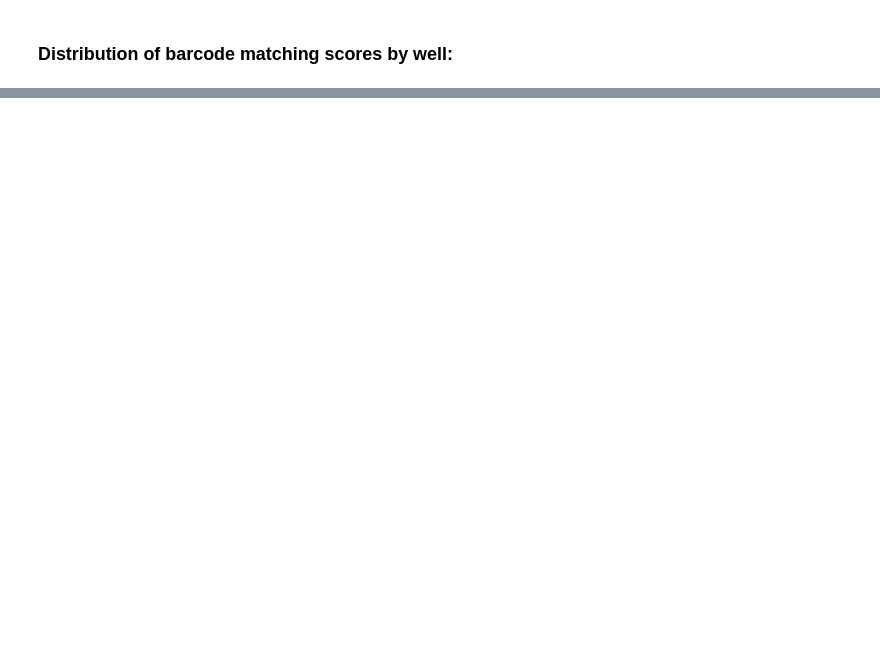
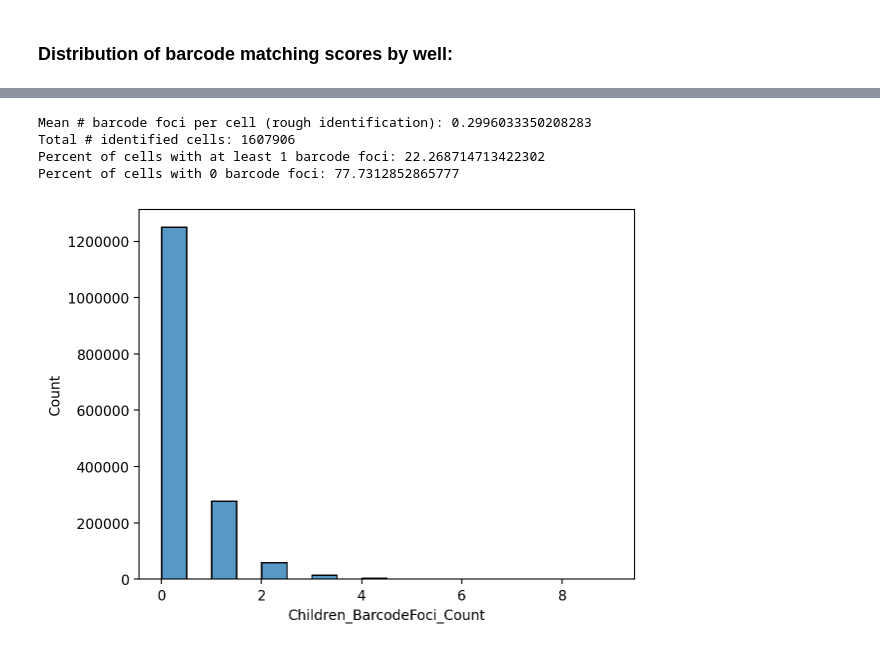
Before and after one commit to broadinstitute/pooled-cell-painting-image-processing, a Jupyter notebook: notebooks/7_Preprocessing_Notebook.ipynb, the cells around one changed output, grey strips where cells are left out. Cells and saved outputs as stored; diff of their text form; code cells hidden in the pictures; blank space fills up the shorter version.

```diff
--- a/notebooks/7_Preprocessing_Notebook.ipynb
+++ b/notebooks/7_Preprocessing_Notebook.ipynb
@@ -40,0 +97,3 @@ if not os.path.isdir(output_path):
+# %%
+# Download files if necessary
+subprocess.run(['aws', 's3', 'sync', 's3://imaging-platform-ssf/projects/'+PROJECT_NAME+'/'+BATCH_ID+'/'+'images_corrected/barcoding/', csvfolder, '--exclude', '*', '--include', '**/*Foci.csv'])
@@ -239,0 +491,4 @@ percent_perfect_df
+# %%
+#download csv for barcode library
+barcodes_file=os.path.join(top_folder, "Barcodes.csv")
+subprocess.run(['aws', 's3', 'cp', 's3://imaging-platform-ssf/projects/'+PROJECT_NAME+'/workspace/metadata/'+BATCH_ID+'/'+'Barcodes.csv', barcodes_file])
@@ -239,0 +520,11 @@ percent_perfect_df
+# %%
+# Download files if necessary
+subprocess.run(['aws', 's3', 'sync', 's3://imaging-platform-ssf/projects/'+PROJECT_NAME+'/'+BATCH_ID+'/'+'images_corrected/barcoding/', csvfolder, '--exclude', '*', '--include', '**/*_Cells.csv'])
+# %%
+#Merge Cells csvs
+#Run if csvs are in separate folders
+filename = 'BarcodePreprocessing_Cells.csv'
+column_list = ['ImageNumber', 'ObjectNumber', 'Metadata_Plate', 'Metadata_Site', 'Metadata_Well', 'Metadata_Well_Value', 'Children_BarcodeFoci_Count']
+
+df_cells = merge_csvs(csvfolder, filename, column_list)
+df_cells.head()
@@ -239,0 +542,22 @@ percent_perfect_df
+# %%
+#plot
+sns.histplot(df_cells.loc[df_cells['Children_BarcodeFoci_Count'] <10]['Children_BarcodeFoci_Count'], binwidth=0.5)
+
+
+#change the x scale
+print(f"Mean # barcode foci per cell (rough identification): {df_cells['Children_BarcodeFoci_Count'].mean()}")
+print(f"Total # identified cells: {df_cells['Children_BarcodeFoci_Count'].count()}")
+print(f"Percent of cells with at least 1 barcode foci: {100*sum(df_cells['Children_BarcodeFoci_Count']>0) / df_cells['Children_BarcodeFoci_Count'].count()}")
+print(f"Percent of cells with 0 barcode foci: {100*sum(df_cells['Children_BarcodeFoci_Count']==0) / df_cells['Children_BarcodeFoci_Count'].count()}")
+
+distplot_filename = "barcodes-per-cell-distribution.png"
+distplot_path = os.path.join(output_path, distplot_filename)
+plt.ticklabel_format(style='plain', axis='y')
+
+plt.savefig(distplot_path, dpi=300)
+# %% [output]
+Mean # barcode foci per cell (rough identification): 0.2996033350208283
+Total # identified cells: 1607906
+Percent of cells with at least 1 barcode foci: 22.268714713422302
+Percent of cells with 0 barcode foci: 77.7312852865777
+[figure, added]
```
Also changed, not shown: parts of 46 cells of this notebook.
